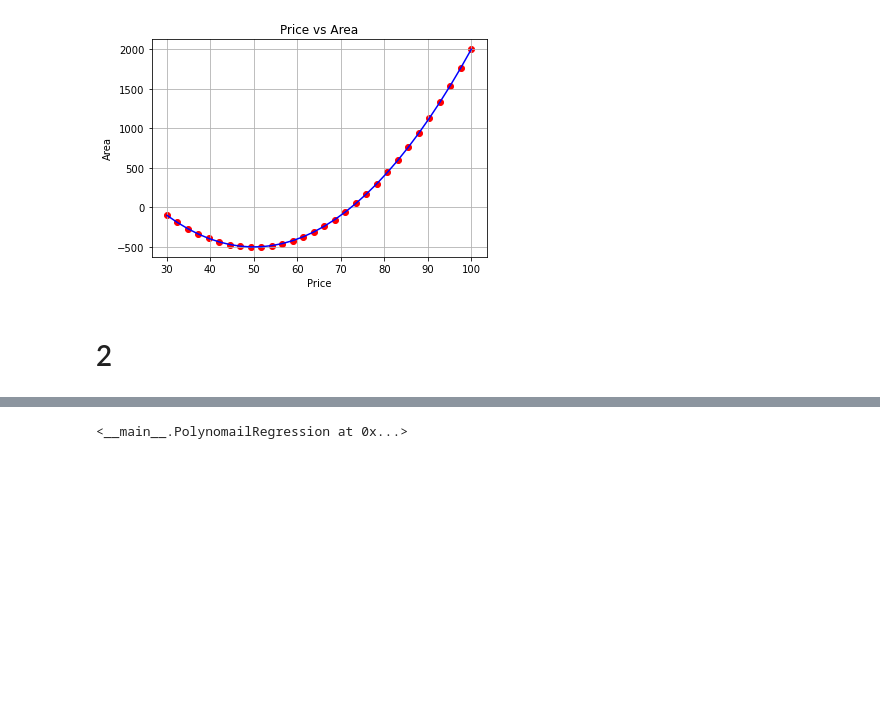
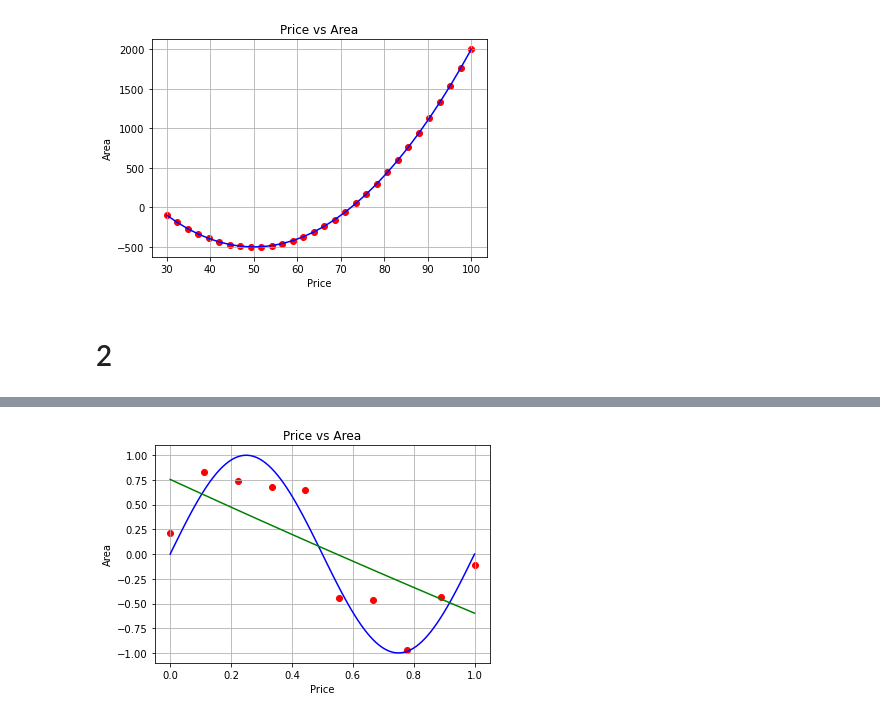
Before and after one commit to QuangCodecode/Machine-Learning-DSEB62, a Jupyter notebook: ML_Homework_week_4/ML_Homework_week_4.ipynb, the cells around one changed output, grey strips where cells are left out. Drawn from its saved outputs; the diff is of its cells as text; code cells hidden in the pictures; blank space fills up the shorter version.

```diff
--- a/ML_Homework_week_4/ML_Homework_week_4.ipynb
+++ b/ML_Homework_week_4/ML_Homework_week_4.ipynb
@@ -127,4 +83,0 @@ model = PolynomailRegression(0, 0.01, 500)
-# %%
-model.fit(x_train.reshape(-1, 1), y_train)
-# %% [output]
-<__main__.PolynomailRegression at 0x...>
@@ -133 +84,14 @@ y_p = model.predict(x_test)
+# %%
+y_p = poly_pred(x_test, poly_fit_coef(x_train, y_train))
+
+plt.scatter(x_train, y_train, color = 'r')
+plt.plot(x_test, y_test, color ='b')
+plt.plot(x_test, y_p, color ='g')
+plt.title('Price vs Area')
+plt.xlabel('Price')
+plt.ylabel('Area')
+plt.grid()
+plt.show()
+# %% [output]
+[figure, added]
 # %%
```
Also changed, not shown: parts of 6 cells of this notebook.
